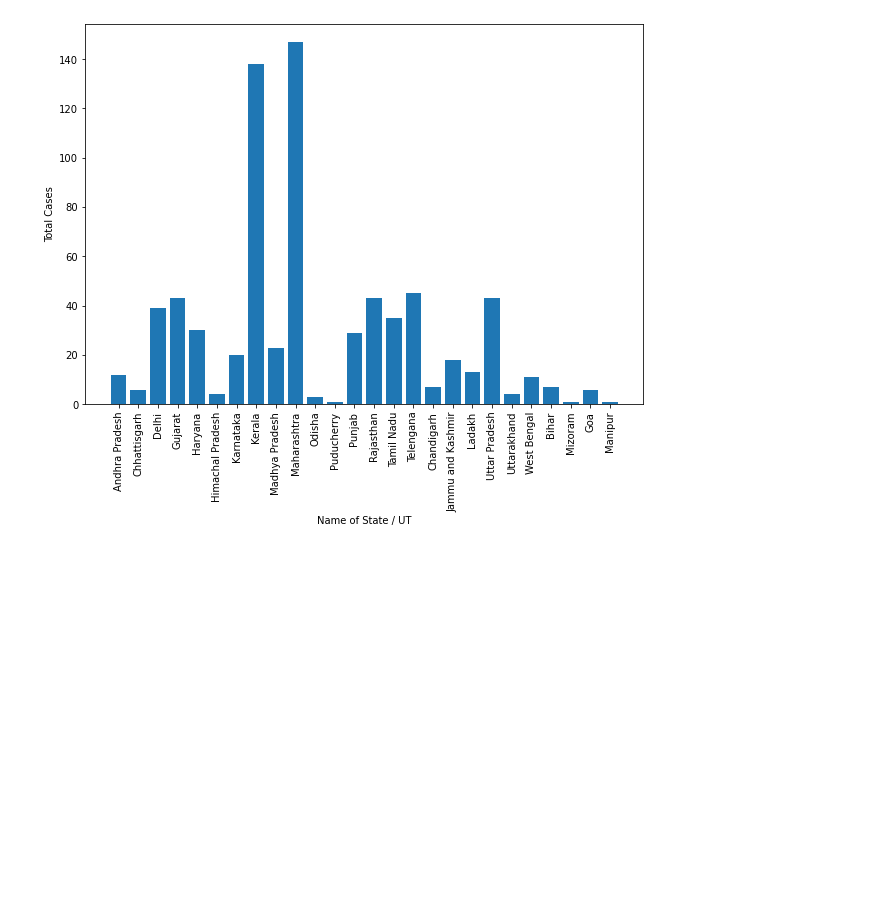
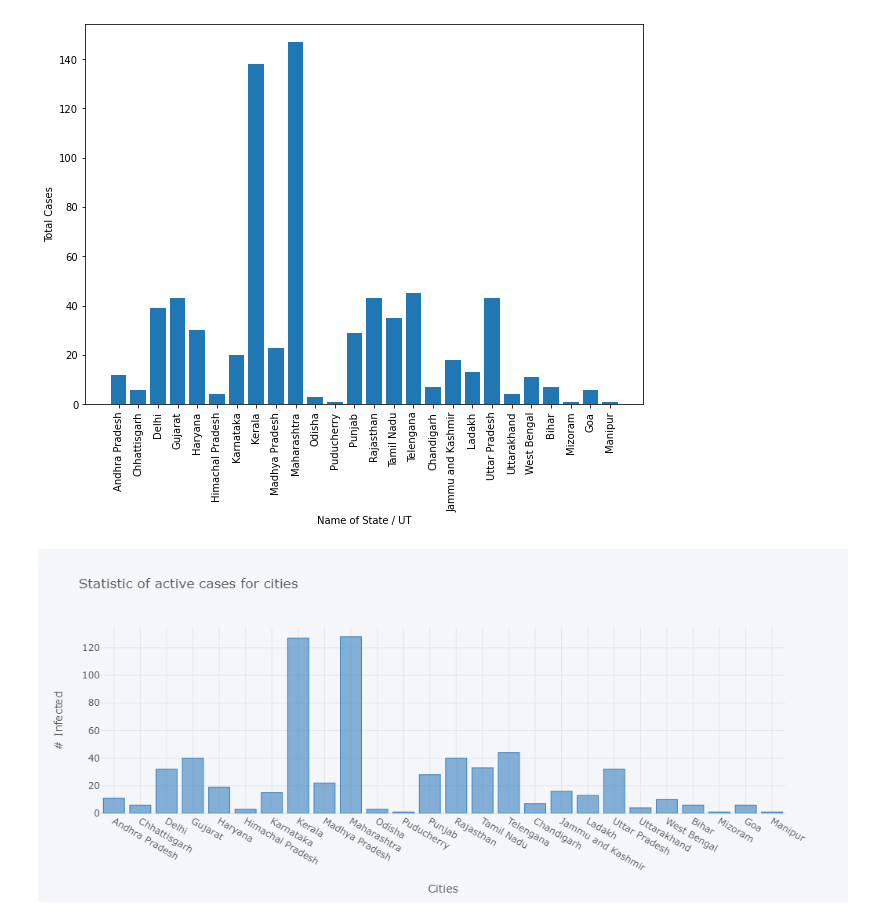
Before and after one commit to HarakaRisasi/python_code, a Jupyter notebook: statistics_and_probability/005_COVID19_data_analysis.ipynb, the cells around one changed output. Saved outputs shown, nothing was run; the diff lists cells and outputs as text; code cells hidden in the pictures; blank space fills up the shorter version.

```diff
--- a/statistics_and_probability/005_COVID19_data_analysis.ipynb
+++ b/statistics_and_probability/005_COVID19_data_analysis.ipynb
@@ -135,3 +161,16 @@ plt.xticks(df['Name of State / UT'], rotation='vertical', size=10)
 plt.show()
 # %% [output]
 [figure]
+# %%
+# Plotly visualization
+df.iplot(asFigure=True,
+         kind='bar',
+         title='Statistic of active cases for cities',
+         xTitle='Cities',
+         yTitle='# Infected',
+         x='Name of State / UT',
+         y='Active Cases',
+         color='Blue'
+        )
+# %% [output]
+[figure, added]
```
Also changed, not shown: parts of 34 cells of this notebook.
